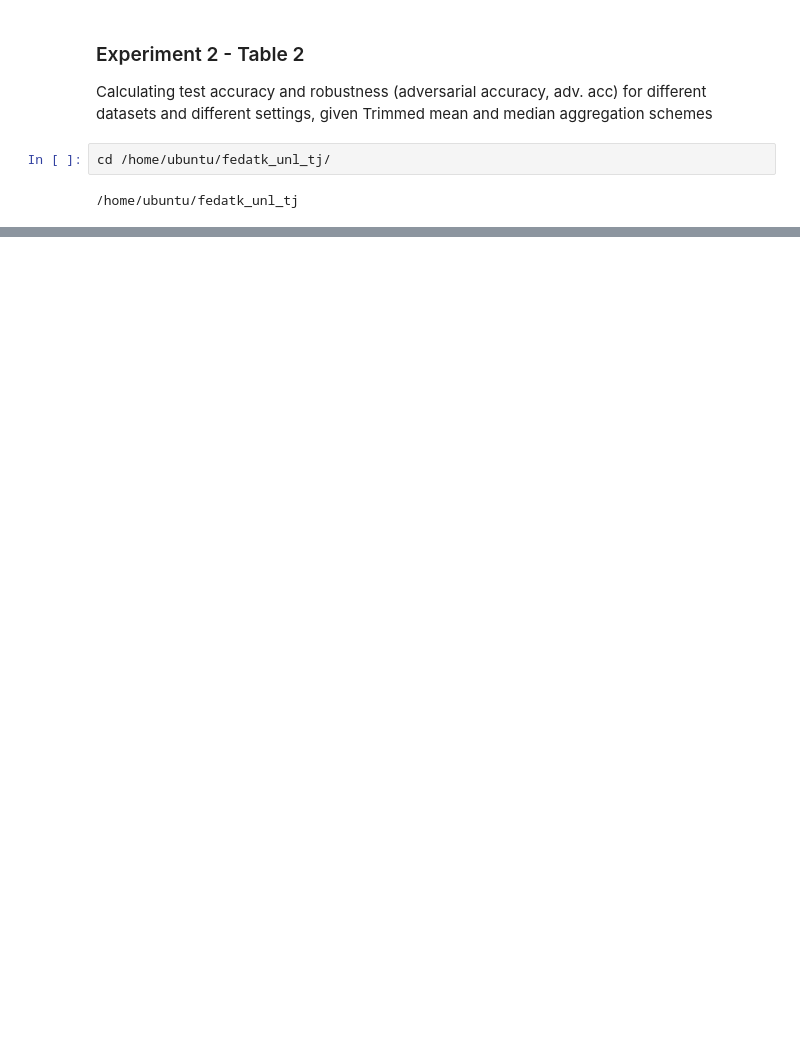
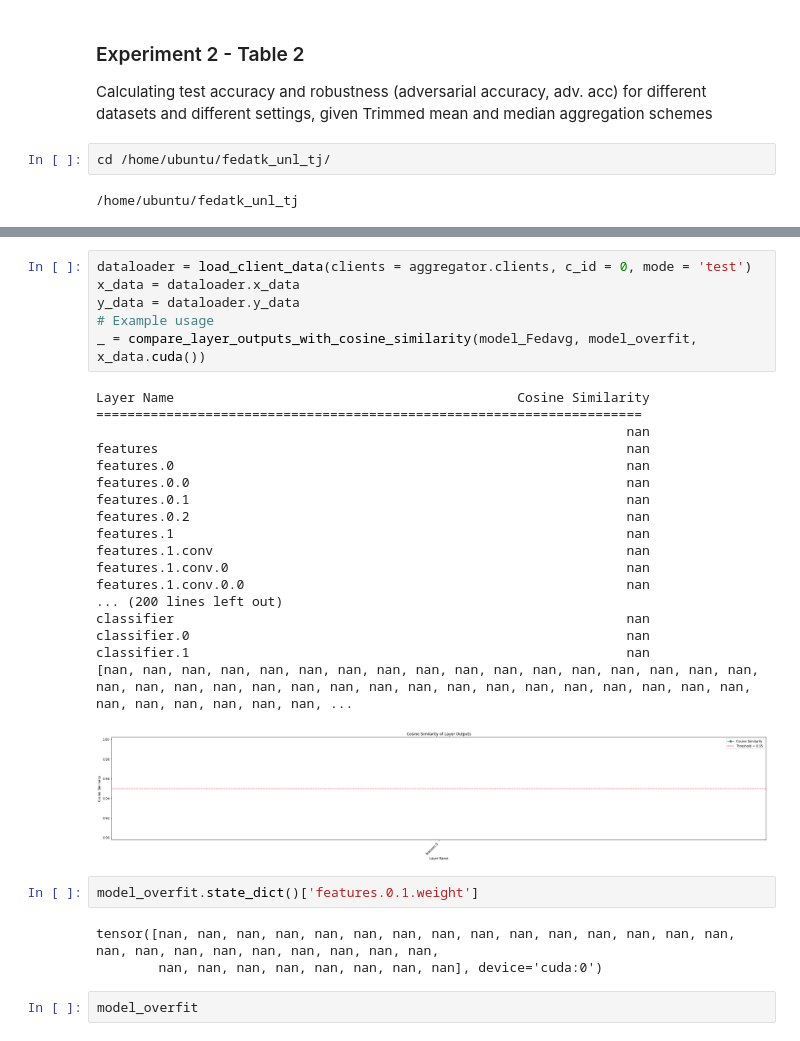
Before and after one commit to tj-kim/fedatk_unl_tj, a Jupyter notebook: icml25_exp/exp2_tbl2_robust_agg_stats.ipynb, the cells around one changed output, grey strips where cells are left out. Saved outputs shown, nothing was run; the diff lists cells and outputs as text; blank space fills up the shorter version.

```diff
--- a/icml25_exp/exp2_tbl2_robust_agg_stats.ipynb
+++ b/icml25_exp/exp2_tbl2_robust_agg_stats.ipynb
@@ -143,3 +376,35 @@ Test acc:  0.1000000003958121  ( 0.06489173620864029 )  adv acc:  0.100000000395
+# %%
+dataloader = load_client_data(clients = aggregator.clients, c_id = 0, mode = 'test')
+x_data = dataloader.x_data
+y_data = dataloader.y_data
+# Example usage
+_ = compare_layer_outputs_with_cosine_similarity(model_Fedavg, model_overfit, x_data.cuda())
+# %% [output]
+Layer Name                                            Cosine Similarity
+======================================================================
+                                                                    nan
+features                                                            nan
+features.0                                                          nan
+features.0.0                                                        nan
+features.0.1                                                        nan
+features.0.2                                                        nan
+features.1                                                          nan
+features.1.conv                                                     nan
+features.1.conv.0                                                   nan
+features.1.conv.0.0                                                 nan
+... (200 lines left out)
+classifier                                                          nan
+classifier.0                                                        nan
+classifier.1                                                        nan
+[nan, nan, nan, nan, nan, nan, nan, nan, nan, nan, nan, nan, nan, nan, nan, nan, nan, nan, nan, nan, nan, nan, nan, nan, nan, nan, nan, nan, nan, nan, nan, nan, nan, nan, nan, nan, nan, nan, nan, nan, ...
+[figure, added]
+# %%
+model_overfit.state_dict()['features.0.1.weight']
+# %% [output]
+tensor([nan, nan, nan, nan, nan, nan, nan, nan, nan, nan, nan, nan, nan, nan, nan, nan, nan, nan, nan, nan, nan, nan, nan, nan,
+        nan, nan, nan, nan, nan, nan, nan, nan], device='cuda:0')
+# %%
+model_overfit
 # %%
 # Take measurement for ARU attack
 aggregator.load_state(dir_path=save_path_FAT)
```
Also changed, not shown: parts of 9 cells of this notebook, 9 other files.
